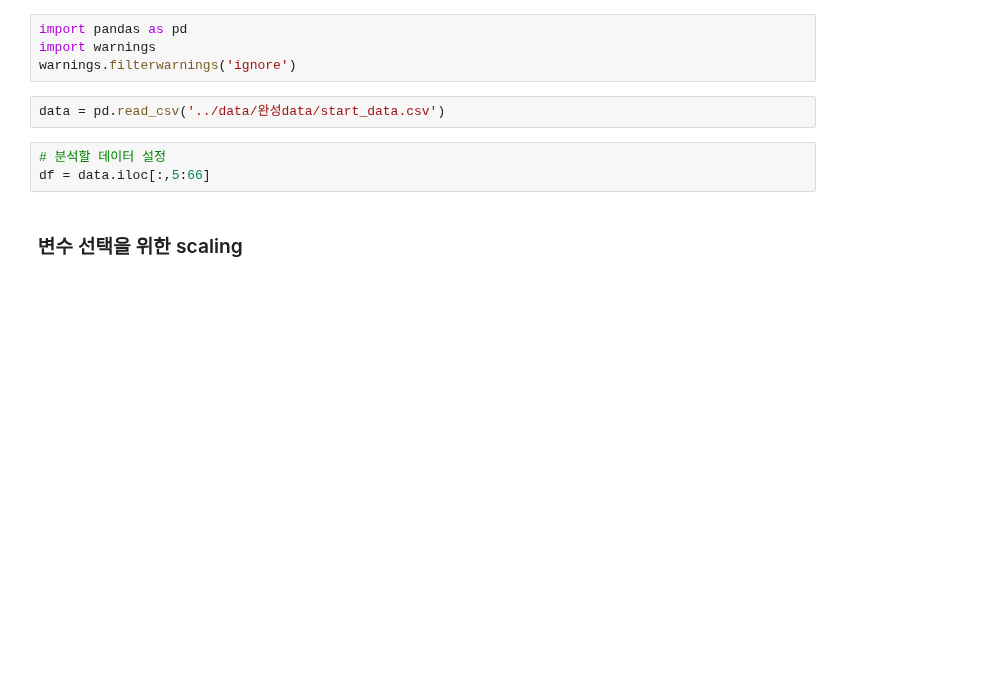
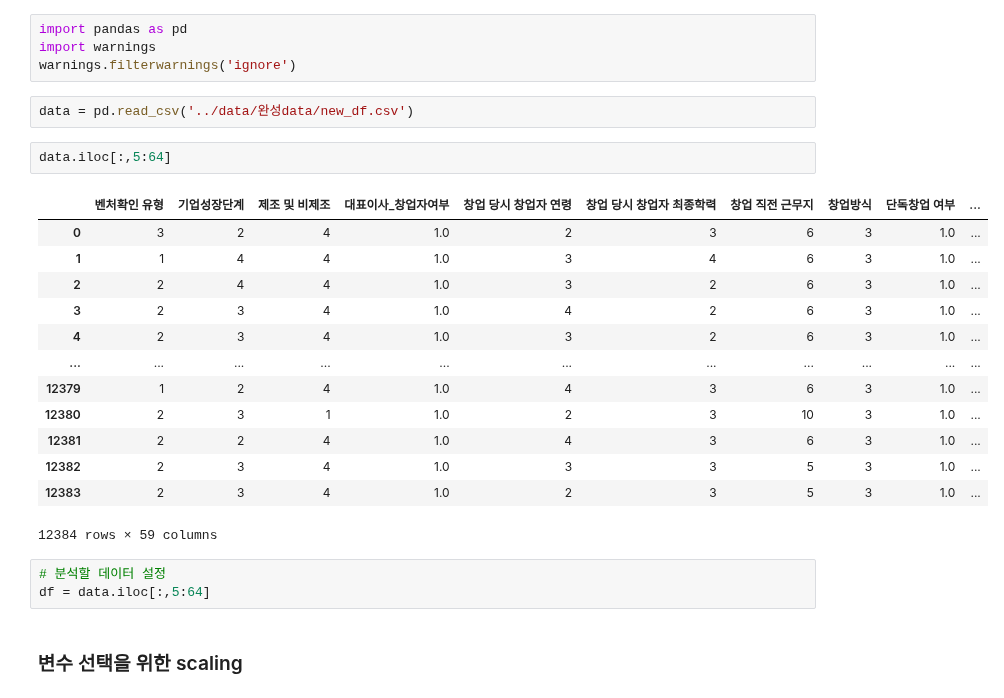
Before and after one commit to shoni0325/Project_1, a Jupyter notebook: code/FeatureSelection_2.ipynb, the cells around one changed output. Cells and saved outputs as stored; diff of their text form; blank space fills up the shorter version.

```diff
--- a/code/FeatureSelection_2.ipynb
+++ b/code/FeatureSelection_2.ipynb
@@ -3,10 +3,26 @@ import pandas as pd
 import warnings
 warnings.filterwarnings('ignore')
 # %%
-data = pd.read_csv('../data/완성data/start_data.csv')
+data = pd.read_csv('../data/완성data/new_df.csv')
+# %%
+data.iloc[:,5:64]
+# %% [output]
+|  | 벤처확인 유형 | 기업성장단계 | 제조 및 비제조 | 대표이사_창업자여부 | 창업 당시 창업자 연령 | 창업 당시 창업자 최종학력 | 창업 직전 근무지 | 창업방식 | 단독창업 여부 | ... |
+| 0 | 3 | 2 | 4 | 1.0 | 2 | 3 | 6 | 3 | 1.0 | ... |
+| 1 | 1 | 4 | 4 | 1.0 | 3 | 4 | 6 | 3 | 1.0 | ... |
+| 2 | 2 | 4 | 4 | 1.0 | 3 | 2 | 6 | 3 | 1.0 | ... |
+| 3 | 2 | 3 | 4 | 1.0 | 4 | 2 | 6 | 3 | 1.0 | ... |
+| 4 | 2 | 3 | 4 | 1.0 | 3 | 2 | 6 | 3 | 1.0 | ... |
+| ... | ... | ... | ... | ... | ... | ... | ... | ... | ... | ... |
+| 12379 | 1 | 2 | 4 | 1.0 | 4 | 3 | 6 | 3 | 1.0 | ... |
+| 12380 | 2 | 3 | 1 | 1.0 | 2 | 3 | 10 | 3 | 1.0 | ... |
+| 12381 | 2 | 2 | 4 | 1.0 | 4 | 3 | 6 | 3 | 1.0 | ... |
+| 12382 | 2 | 3 | 4 | 1.0 | 3 | 3 | 5 | 3 | 1.0 | ... |
+| 12383 | 2 | 3 | 4 | 1.0 | 2 | 3 | 5 | 3 | 1.0 | ... |
+12384 rows × 59 columns
 # %%
 # 분석할 데이터 설정
-df = data.iloc[:,5:66]
+df = data.iloc[:,5:64]
 # %% [markdown]
 ### 변수 선택을 위한 scaling
 # %%
```
Also changed, not shown: parts of 47 cells of this notebook, 7 other files.
